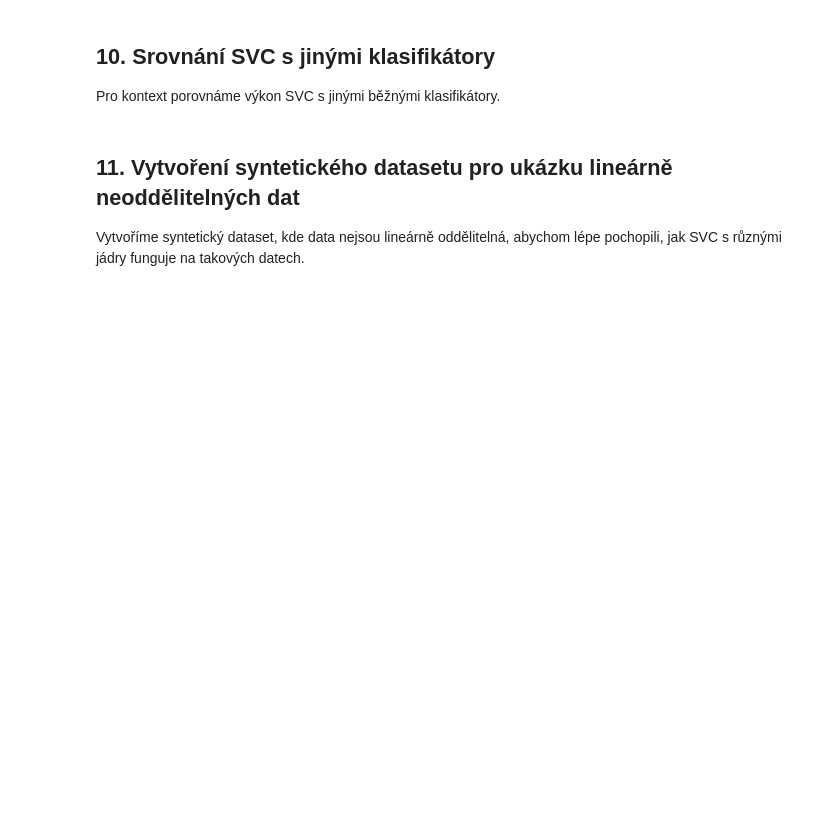
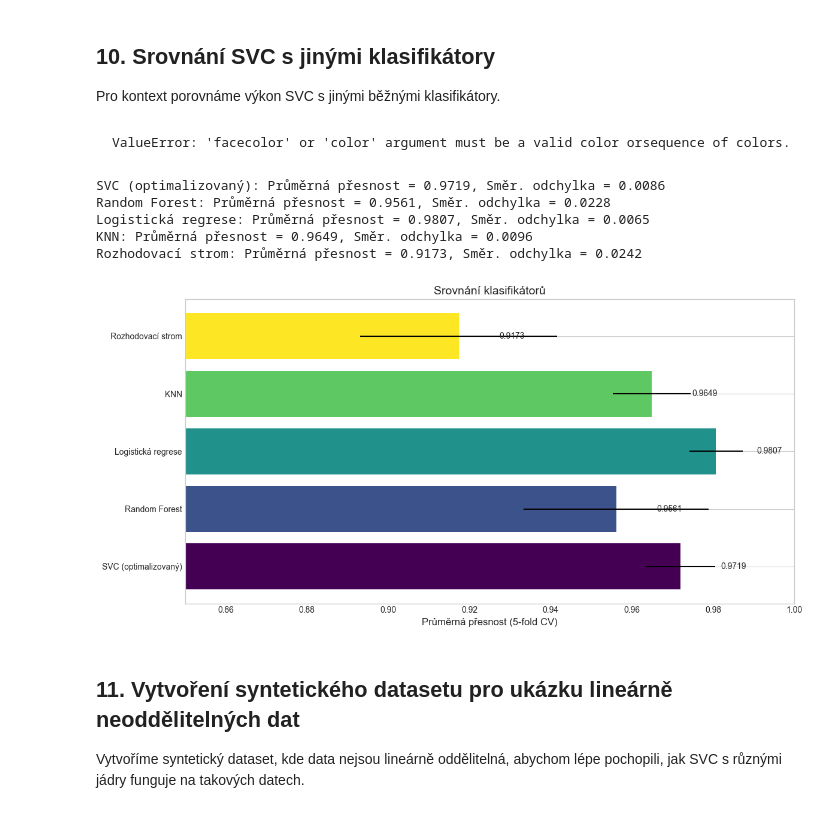
Before and after one commit to pavelklos/ai-ml, a Jupyter notebook: 9-SCIKIT-LEARN/01.06-Classification-SVC.ipynb, the cells around one changed output. Cells and saved outputs as stored; diff of their text form; code cells hidden in the pictures; blank space fills up the shorter version.

````diff
--- a/9-SCIKIT-LEARN/01.06-Classification-SVC.ipynb
+++ b/9-SCIKIT-LEARN/01.06-Classification-SVC.ipynb
@@ -499,3 +600,69 @@ plt.show()
+# %% [markdown]
+```
+ValueError: 'facecolor' or 'color' argument must be a valid color orsequence of colors.
+```
+# %%
+import numpy as np
+import matplotlib.pyplot as plt
+from sklearn.ensemble import RandomForestClassifier
+from sklearn.linear_model import LogisticRegression
+from sklearn.neighbors import KNeighborsClassifier
+from sklearn.tree import DecisionTreeClassifier
+from sklearn.model_selection import cross_val_score
+from sklearn.preprocessing import StandardScaler
+from sklearn.pipeline import Pipeline
+from sklearn.svm import SVC
+
+# List of classifiers for comparison
+classifiers = [
+    ('SVC (optimalizovaný)', SVC(kernel='linear', C=1, gamma='scale', random_state=42)),  # Example parameters
+    ('Random Forest', RandomForestClassifier(random_state=42)),
+    ('Logistická regrese', LogisticRegression(random_state=42, max_iter=1000)),
+    ('KNN', KNeighborsClassifier(n_neighbors=5)),
+    ('Rozhodovací strom', DecisionTreeClassifier(random_state=42))
+]
+
+# Comparison using cross-validation
+results = []
+for name, clf in classifiers:
+    # Create a pipeline with a classifier
+    pipe = Pipeline([
+        ('scaler', StandardScaler()),
+        ('classifier', clf)
+    ])
+
+    # Cross-validation
+    cv_scores = cross_val_score(pipe, X, y, cv=5, scoring='accuracy')
+    results.append((name, cv_scores.mean(), cv_scores.std()))
+    print(f"{name}: Průměrná přesnost = {cv_scores.mean():.4f}, Směr. odchylka = {cv_scores.std():.4f}")
+
+# Visualization of results
+names, means, stds = zip(*results)
+plt.figure(figsize=(12, 6))
+
+# Using a colormap for the bars
+colors = plt.cm.viridis(np.linspace(0, 1, len(names)))
+
+bars = plt.barh(names, means, xerr=stds, color=colors)
+
+# Adding values to the end of the bars
+for i, bar in enumerate(bars):
+    plt.text(bar.get_width() + 0.01, bar.get_y() + bar.get_height()/2, f'{means[i]:.4f}',
+             va='center', fontsize=10)
+
+plt.xlabel('Průměrná přesnost (5-fold CV)', fontsize=12)
+plt.title('Srovnání klasifikátorů', fontsize=14)
+plt.xlim(0.85, 1.0)  # Setting the range for better visualization of differences
+plt.grid(axis='x')
+plt.tight_layout()
+plt.show()
+# %% [output]
+SVC (optimalizovaný): Průměrná přesnost = 0.9719, Směr. odchylka = 0.0086
+Random Forest: Průměrná přesnost = 0.9561, Směr. odchylka = 0.0228
+Logistická regrese: Průměrná přesnost = 0.9807, Směr. odchylka = 0.0065
+KNN: Průměrná přesnost = 0.9649, Směr. odchylka = 0.0096
+Rozhodovací strom: Průměrná přesnost = 0.9173, Směr. odchylka = 0.0242
+[figure, added]
 # %% [markdown]
 ## 11. Vytvoření syntetického datasetu pro ukázku lineárně neoddělitelných dat
 
````
Also changed, not shown: parts of 14 cells of this notebook, 1 other file.
